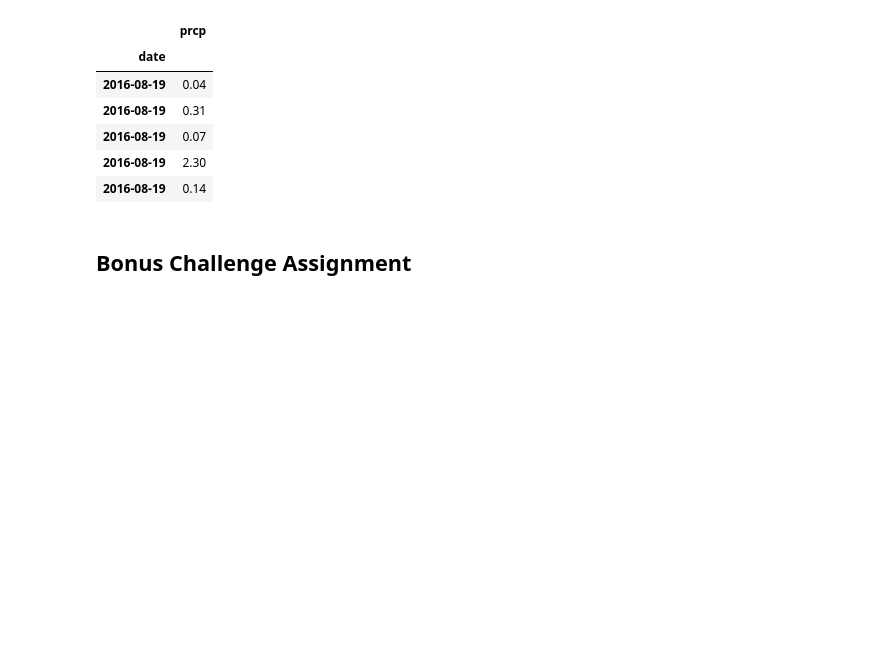
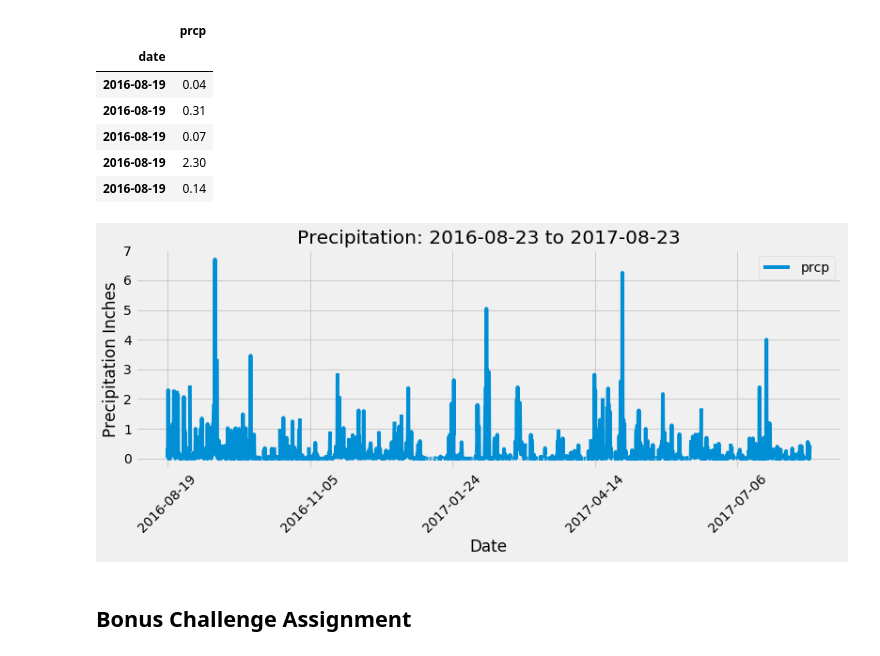
Before and after one commit to GStout17/sqlalchemy-challenge, a Jupyter notebook: climate_starter.ipynb, the cells around one changed output. Cells and saved outputs as stored; diff of their text form; code cells hidden in the pictures; blank space fills up the shorter version.

```diff
--- a/climate_starter.ipynb
+++ b/climate_starter.ipynb
@@ -204,6 +207,18 @@ precipitation_df.head()
 | 2016-08-19 | 0.07 |
 | 2016-08-19 | 2.30 |
 | 2016-08-19 | 0.14 |
+# %%
+# Use Pandas Plotting with Matplotlib to plot the data
+chart = precipitation_df.plot(use_index=True, rot=45, legend=True,
+                              title="Precipitation: 2016-08-23 to 2017-08-23", figsize=(12,4))
+# X & Y chart title
+chart.set_ylabel("Precipitation Inches")
+chart.set_xlabel("Date")
+
+# Save chart, use bbox_inches = "tight" so png does not get cut off
+plt.savefig("Percipitation-2016-To-2017.png", bbox_inches = "tight")
+# %% [output]
+[figure, added]
 # %% [markdown]
 ## Bonus Challenge Assignment
 # %%
```
Also changed, not shown: parts of 2 cells of this notebook, 2 other files.
